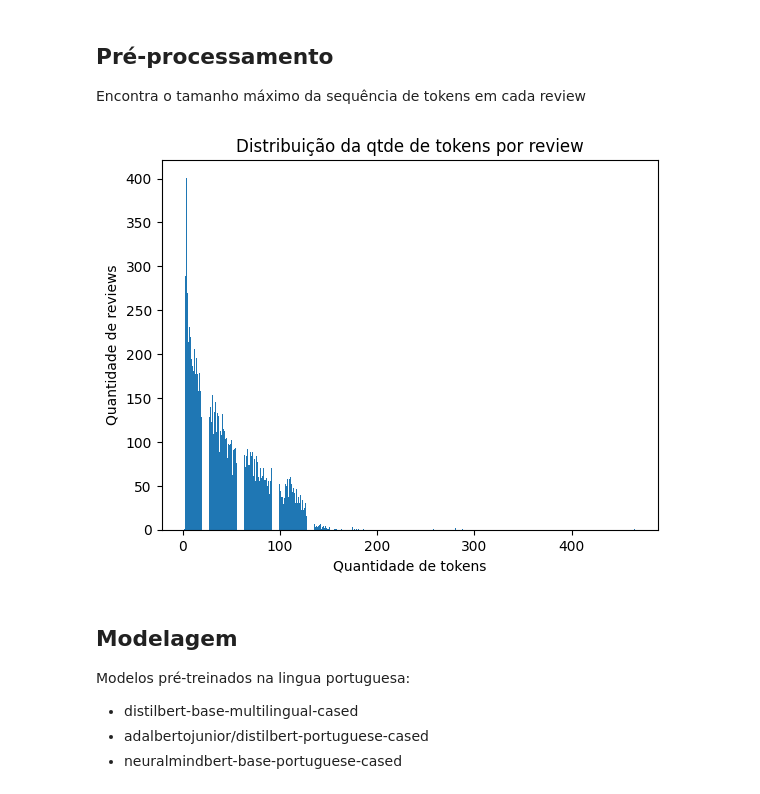
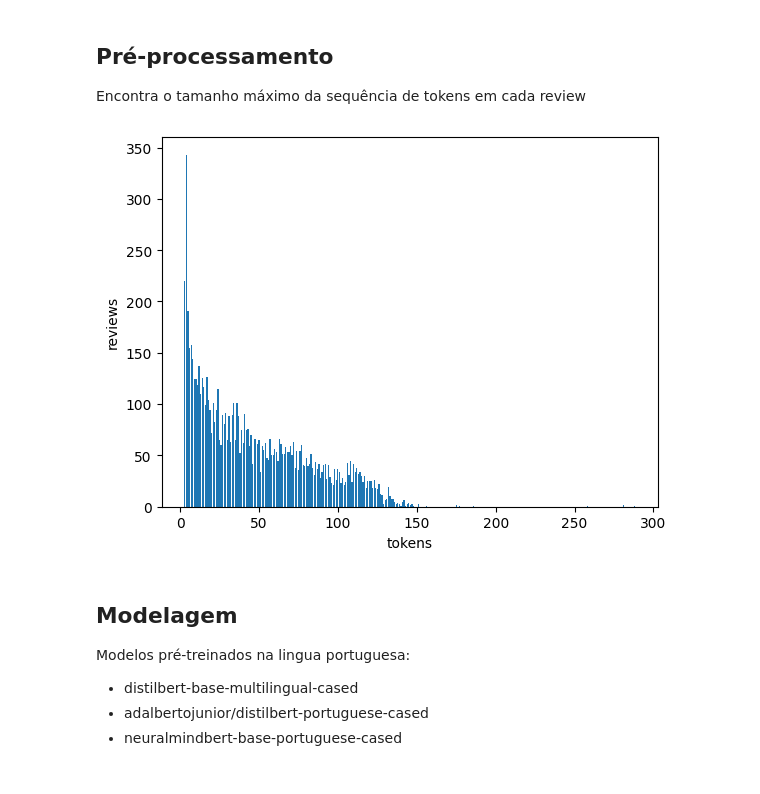
Before and after one commit to bpbastos/sentiment-analysis-ml-api, a Jupyter notebook: machine-learning/notebooks/SentimentAnalysis.ipynb, the cells around one changed output. Drawn from its saved outputs; the diff is of its cells as text; code cells hidden in the pictures.

```diff
--- a/machine-learning/notebooks/SentimentAnalysis.ipynb
+++ b/machine-learning/notebooks/SentimentAnalysis.ipynb
@@ -634,20 +634,20 @@ tokenizer = AutoTokenizer.from_pretrained('adalbertojunior/distilbert-portuguese
 token_lens = []
 
 # Calcula o tamanho de cada sequência
-for txt in dataset['content'].fillna(''):
+for txt in dataset['content']:
     tokens = tokenizer(txt, max_length=512, truncation=True)
     token_lens.append(len(tokens['input_ids']))
 # %%
 # Plota a distribuição do tamanho das sequencias
 #plt.hist(token_lens, bins=30)
 
 plt.bar(np.unique(token_lens, return_counts=True)[0], np.unique(token_lens, return_counts=True)[1])
-plt.xlabel('Quantidade de tokens')
-plt.ylabel('Quantidade de reviews')
-plt.title('Distribuição da qtde de tokens por review')
+plt.xlabel('tokens')
+plt.ylabel('reviews')
+#plt.title('Distribuição da qtde de tokens por review')
 plt.show()
 # %% [output]
-[figure, old version]
+[figure, new version]
 # %%
 # Define o tamanho máximo da sequência de tokens baseado na distribuição
 MAX_LEN = 180
```
Also changed, not shown: parts of 9 cells of this notebook, 2 other files.
